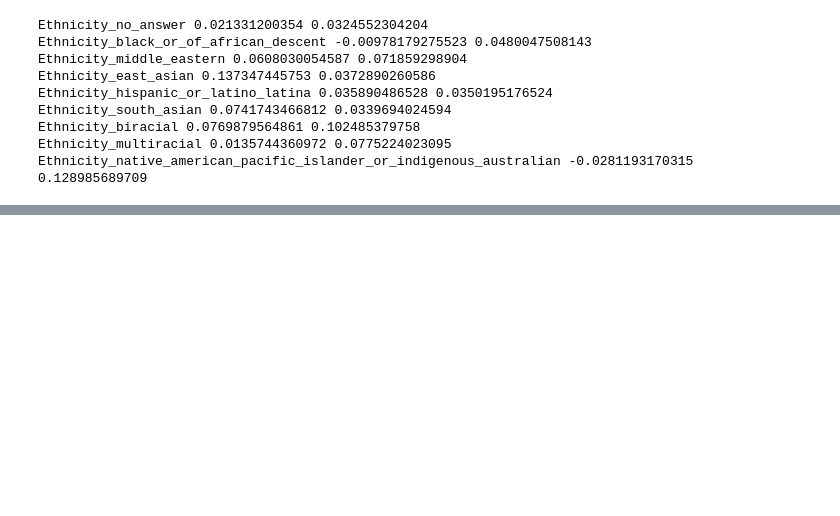
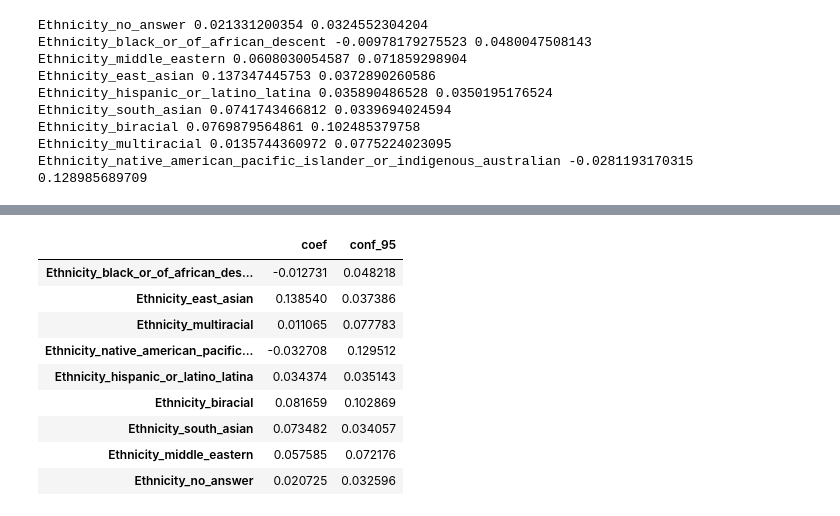
Before and after one commit to whoisnnamdi/highest-paid-software-developer-2019, a Jupyter notebook: dev-pay.ipynb, the cells around one changed output, grey strips where cells are left out. Drawn from its saved outputs; the diff is of its cells as text; code cells hidden in the pictures; blank space fills up the shorter version.

```diff
--- a/dev-pay.ipynb
+++ b/dev-pay.ipynb
@@ -236,0 +286,13 @@ controls
+# %%
+pd.concat([est.params, est.bse*1.96], axis=1).rename(columns={0: "coef", 1: "conf_95"}).filter(like="Ethnicity", axis=0)
+# %% [output]
+|  | coef | conf_95 |
+| Ethnicity_black_or_of_african_des... | -0.012731 | 0.048218 |
+| Ethnicity_east_asian | 0.138540 | 0.037386 |
+| Ethnicity_multiracial | 0.011065 | 0.077783 |
+| Ethnicity_native_american_pacific... | -0.032708 | 0.129512 |
+| Ethnicity_hispanic_or_latino_latina | 0.034374 | 0.035143 |
+| Ethnicity_biracial | 0.081659 | 0.102869 |
+| Ethnicity_south_asian | 0.073482 | 0.034057 |
+| Ethnicity_middle_eastern | 0.057585 | 0.072176 |
+| Ethnicity_no_answer | 0.020725 | 0.032596 |
```
Also changed, not shown: parts of 8 cells of this notebook.
